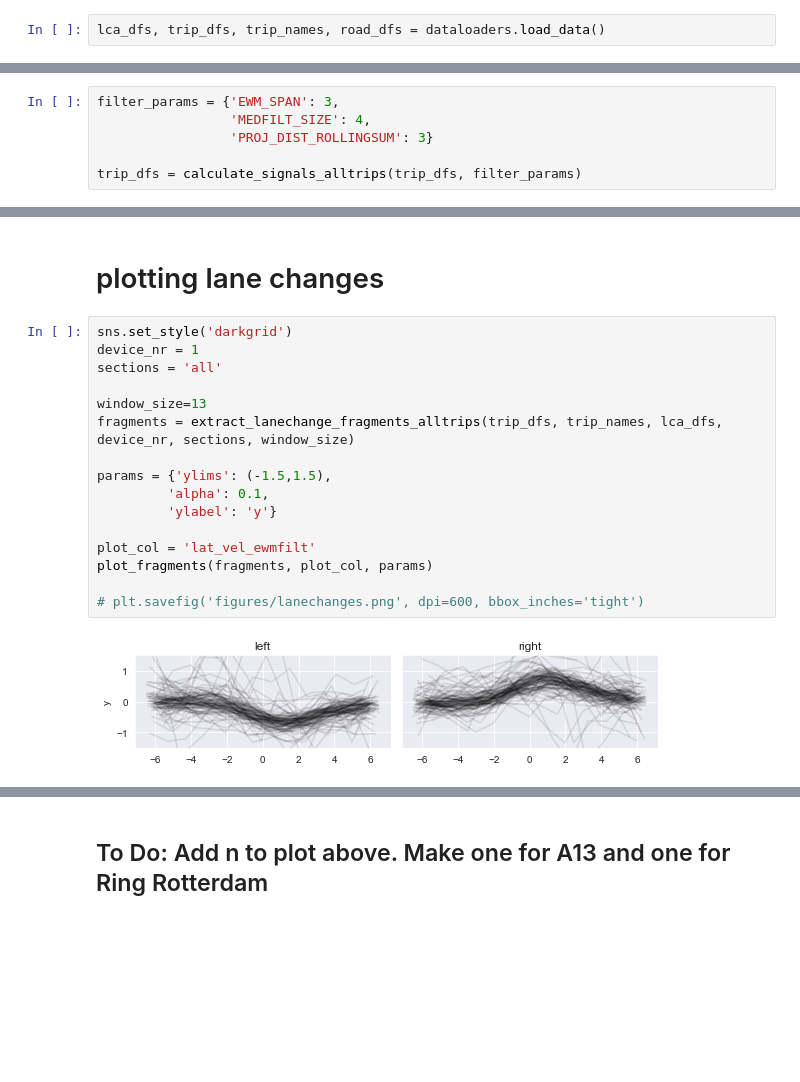
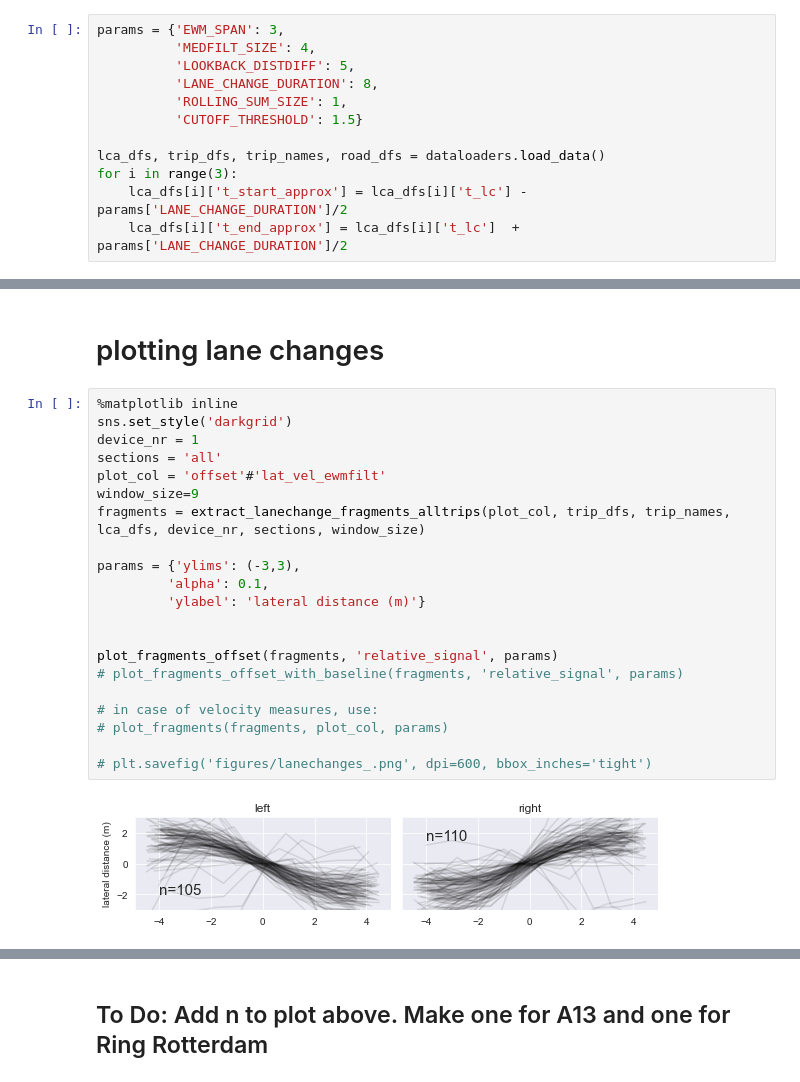
Before and after one commit to tomdries/gps-lane-changes, a Jupyter notebook: analysis.ipynb, the cells around one changed output, grey strips where cells are left out. Cells and saved outputs as stored; diff of their text form; blank space fills up the shorter version.

```diff
--- a/analysis.ipynb
+++ b/analysis.ipynb
@@ -27,4 +29,14 @@ import seaborn as sns
 
 sns.set_style('white')
 # %%
+params = {'EWM_SPAN': 3,
+          'MEDFILT_SIZE': 4,
+          'LOOKBACK_DISTDIFF': 5,
+          'LANE_CHANGE_DURATION': 8,
+          'ROLLING_SUM_SIZE': 1,
+          'CUTOFF_THRESHOLD': 1.5}
+
 lca_dfs, trip_dfs, trip_names, road_dfs = dataloaders.load_data()
+for i in range(3):
+    lca_dfs[i]['t_start_approx'] = lca_dfs[i]['t_lc'] - params['LANE_CHANGE_DURATION']/2
+    lca_dfs[i]['t_end_approx'] = lca_dfs[i]['t_lc']  + params['LANE_CHANGE_DURATION']/2
@@ -98,9 +131,3 @@ def get_results(lca_df, trip_df, LANE_CHANGE_DURATION):
 
     precision, recall, f1 = precision_recall_f1(TP,FN,FP)
     return TP, TP_detectionperspective, FP, FN, precision, recall, f1
-# %%
-filter_params = {'EWM_SPAN': 3,
-                 'MEDFILT_SIZE': 4,
-                 'PROJ_DIST_ROLLINGSUM': 3}
-
-trip_dfs = calculate_signals_alltrips(trip_dfs, filter_params)
@@ -258,20 +334,25 @@ trip_df[trip_df.t.between(470,490)].detection_left
 # %% [markdown]
 # plotting lane changes
 # %%
+%matplotlib inline
 sns.set_style('darkgrid')
 device_nr = 1
 sections = 'all'
+plot_col = 'offset'#'lat_vel_ewmfilt'
+window_size=9
+fragments = extract_lanechange_fragments_alltrips(plot_col, trip_dfs, trip_names, lca_dfs, device_nr, sections, window_size)
 
-window_size=13
-fragments = extract_lanechange_fragments_alltrips(trip_dfs, trip_names, lca_dfs, device_nr, sections, window_size)
+params = {'ylims': (-3,3),
+         'alpha': 0.1,
+         'ylabel': 'lateral distance (m)'}
 
-params = {'ylims': (-1.5,1.5),
-         'alpha': 0.1,
-         'ylabel': 'y'}
 
-plot_col = 'lat_vel_ewmfilt'
-plot_fragments(fragments, plot_col, params)
+plot_fragments_offset(fragments, 'relative_signal', params)
+# plot_fragments_offset_with_baseline(fragments, 'relative_signal', params)
 
-# plt.savefig('figures/lanechanges.png', dpi=600, bbox_inches='tight')
+# in case of velocity measures, use:
+# plot_fragments(fragments, plot_col, params)
+
+# plt.savefig('figures/lanechanges_.png', dpi=600, bbox_inches='tight')
 # %% [output]
-[figure, old version]
+[figure, new version]
```
Also changed, not shown: parts of 23 cells of this notebook, 4 other files.
